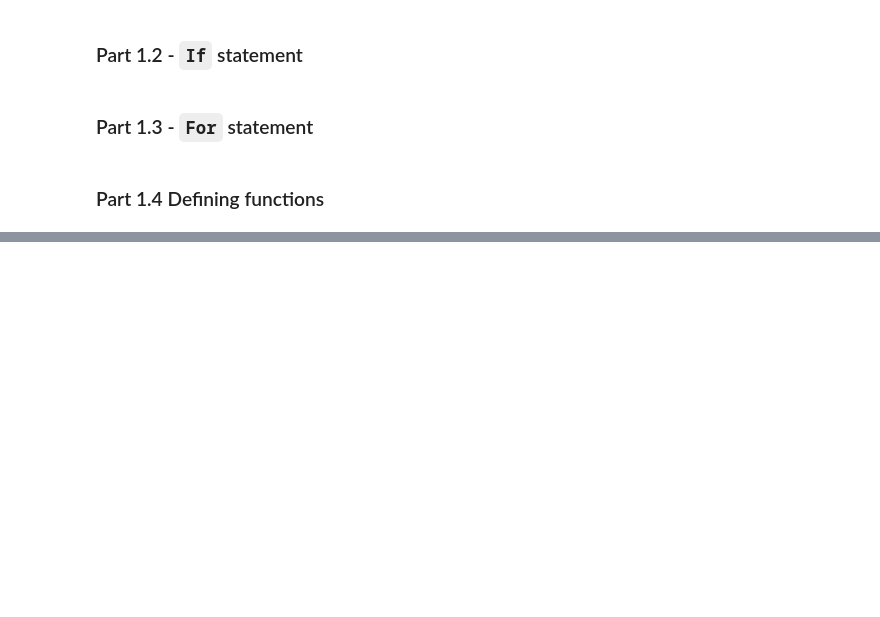
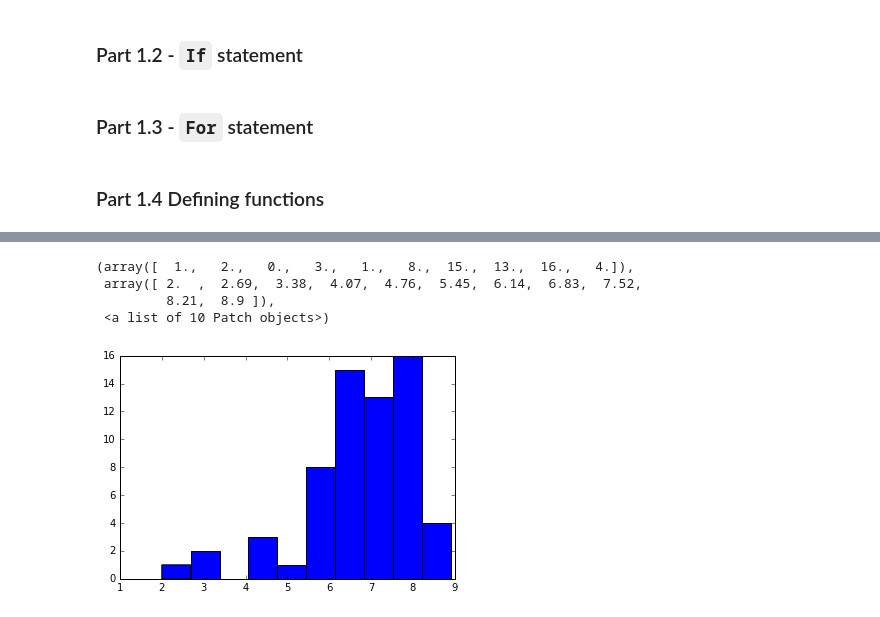
Before and after one commit to diaorch/gwcDemo, a Jupyter notebook: python/20170606.ipynb, the cells around one changed output, grey strips where cells are left out. Cells and saved outputs as stored; diff of their text form; code cells hidden in the pictures; blank space fills up the shorter version.

```diff
--- a/python/20170606.ipynb
+++ b/python/20170606.ipynb
@@ -57,0 +117,8 @@ day['Wed']
+# %%
+plt.hist(imdb)
+# %% [output]
+(array([  1.,   2.,   0.,   3.,   1.,   8.,  15.,  13.,  16.,   4.]),
+ array([ 2.  ,  2.69,  3.38,  4.07,  4.76,  5.45,  6.14,  6.83,  7.52,
+         8.21,  8.9 ]),
+ <a list of 10 Patch objects>)
+[figure, added]
```
Also changed, not shown: parts of 10 cells of this notebook, 1 other file.
